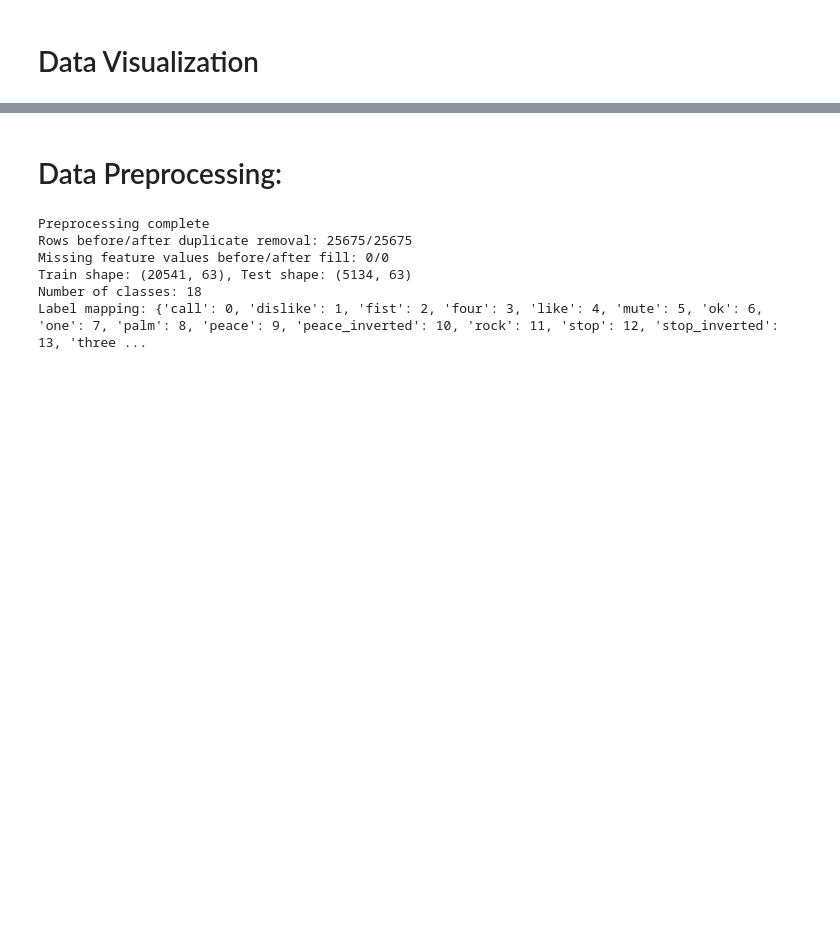
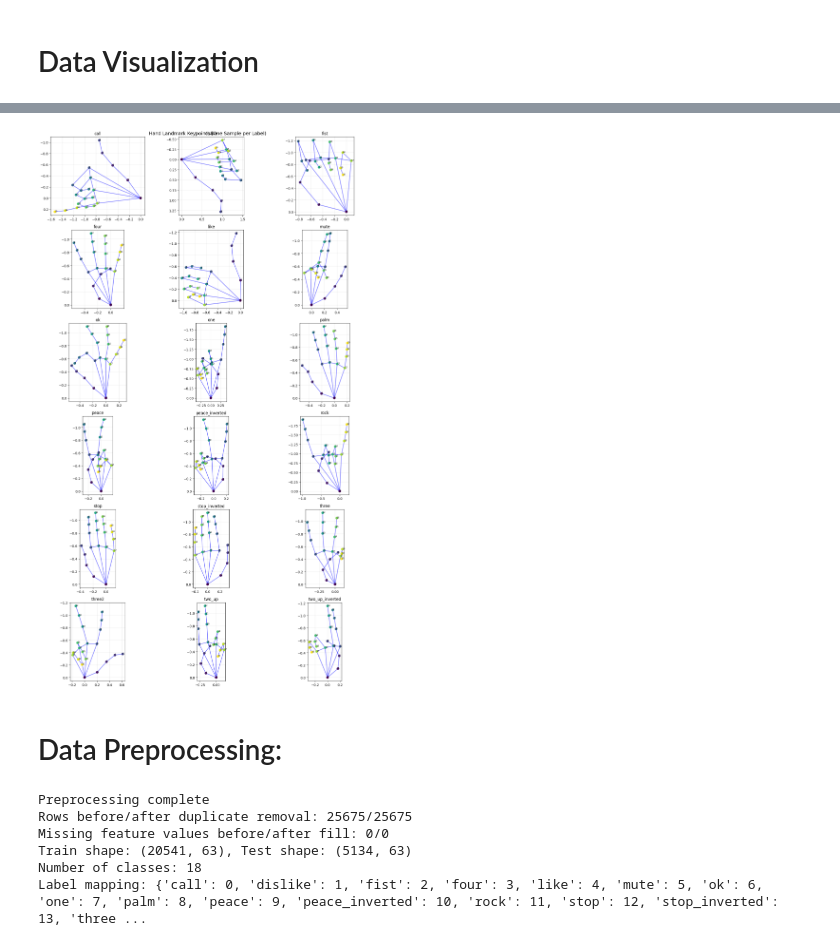
Before and after one commit to heshamyehia/Hand_Gesture_Recognition, a Jupyter notebook: hand_landmarks.ipynb, the cells around one changed output, grey strips where cells are left out. Saved outputs shown, nothing was run; the diff lists cells and outputs as text; code cells hidden in the pictures; blank space fills up the shorter version.

```diff
--- a/hand_landmarks.ipynb
+++ b/hand_landmarks.ipynb
@@ -116,3 +214,77 @@ plt.show()
+# %%
+x_cols = _sorted_landmark_cols(df.columns, "x")
+y_cols = _sorted_landmark_cols(df.columns, "y")
+
+# Fallback if columns are stored as repeating x,y,z triplets without x*/y* names
+if not x_cols or not y_cols:
+    feature_cols = [c for c in df.columns if c != "label"]
+    if len(feature_cols) % 3 == 0:
+        x_cols = feature_cols[0::3]
+        y_cols = feature_cols[1::3]
+
+if not x_cols or not y_cols:
+    raise ValueError("Could not infer x/y landmark columns from the dataset.")
+
+if "label" not in df.columns:
+    raise ValueError("Column 'label' is required for one-sample-per-label visualization.")
+
+# Pick exactly one sample per label (keeps the label column intact)
+sample_df = df.groupby("label", as_index=False).sample(n=1, random_state=42).reset_index(drop=True)
+
+n_labels = len(sample_df)
+n_cols = min(3, n_labels)
+n_rows = math.ceil(n_labels / n_cols)
+
+fig, axes = plt.subplots(n_rows, n_cols, figsize=(5 * n_cols, 4 * n_rows))
+axes = np.array(axes).reshape(-1)
+
+for ax, (_, row) in zip(axes, sample_df.iterrows()):
+    x = row[x_cols].astype(float).to_numpy()
+    y = row[y_cols].astype(float).to_numpy()
+
+    # Define hand landmark connections (MediaPipe hand structure)
+    connections = [
+        # Thumb
+        (0, 1), (1, 2), (2, 3), (3, 4),
+        # Index finger
+        (0, 5), (5, 6), (6, 7), (7, 8),
+        # Middle finger
+        (0, 9), (9, 10), (10, 11), (11, 12),
+        # Ring finger
+        (0, 13), (13, 14), (14, 15), (15, 16),
+        # Pinky
+        (0, 17), (17, 18), (18, 19), (19, 20),
+        # Palm connections
+        (5, 9), (9, 13), (13, 17)
+    ]
+
+    # Draw connections as lines
+    for start, end in connections:
+        if start < len(x) and end < len(x):
+            ax.plot([x[start], x[end]], [y[start], y[end]],
+                   'b-', linewidth=1.5, alpha=0.6)
+
+    # Draw landmarks as scatter points on top
+    ax.scatter(x, y, s=45, c=range(len(x)), cmap="viridis", zorder=3)
+
+    # Label each keypoint index to make landmark positions easy to inspect
+    for i, (xi, yi) in enumerate(zip(x, y)):
+        ax.text(xi, yi, str(i), fontsize=6, zorder=4)
+
+    ax.set_title(str(row["label"]))
+    ax.set_aspect("equal")
+    ax.invert_yaxis()  # image-style orientation
+    ax.grid(alpha=0.25)
+
+# Hide any unused axes
+for j in range(n_labels, len(axes)):
+    axes[j].axis("off")
+
+plt.suptitle("Hand Landmark Keypoints (One Sample per Label)", fontsize=14)
+plt.tight_layout()
+plt.show()
+# %% [output]
+[figure, added]
 # %% [markdown]
 #  Data Preprocessing:
 # %%
```
Also changed, not shown: parts of 9 cells of this notebook.
